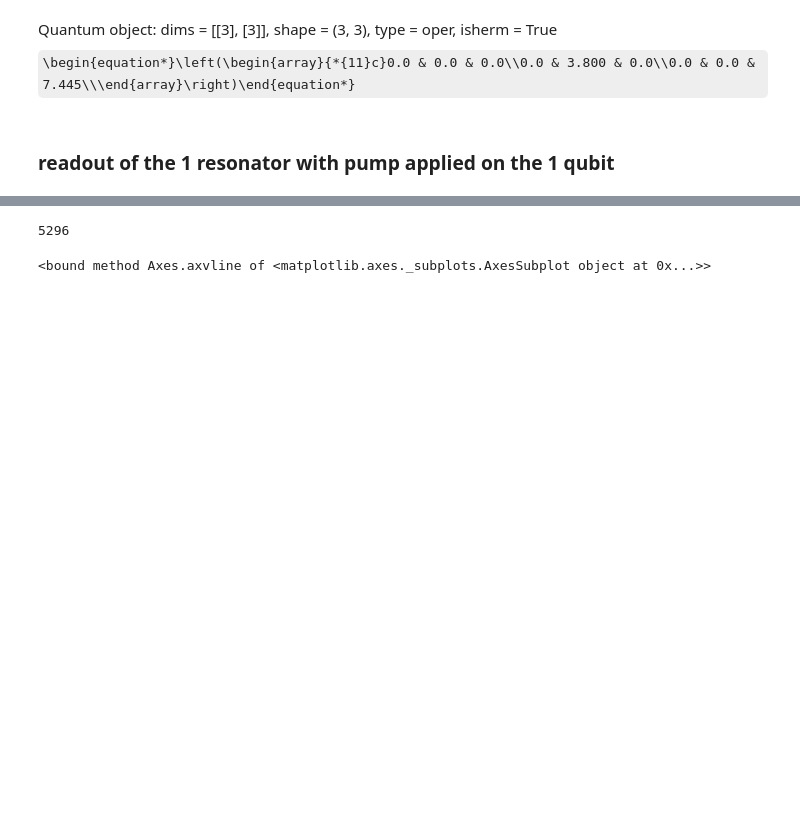
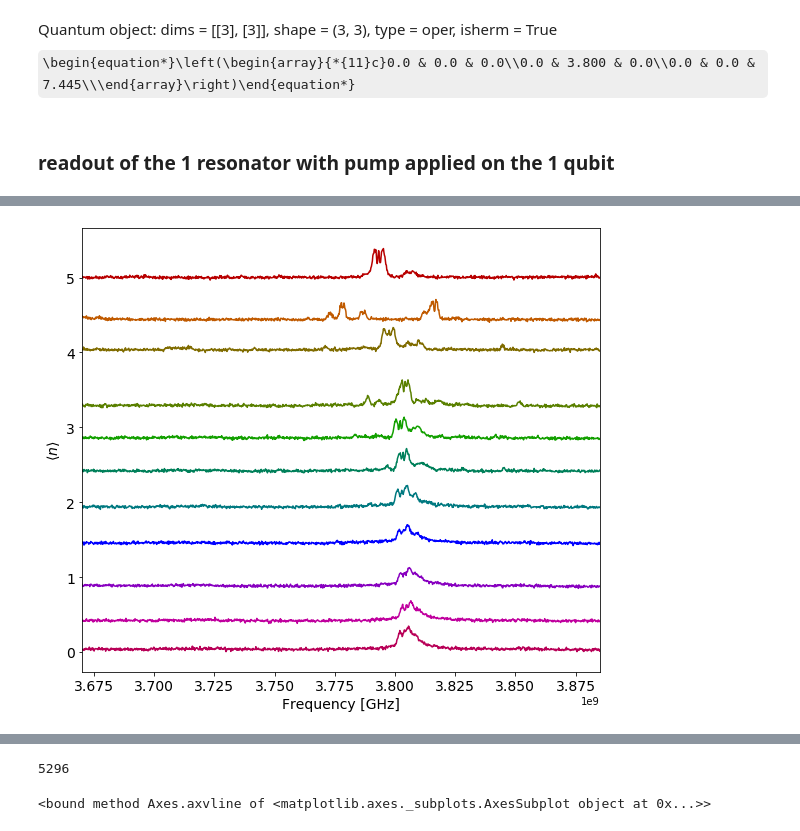
Before and after one commit to ooovector/qsweepy-notebooks, a Jupyter notebook: Fitting 11-qubit bands.ipynb, the cells around one changed output, grey strips where cells are left out. Drawn from its saved outputs; the diff is of its cells as text; code cells hidden in the pictures; some formulas as TeX source; blank space fills up the shorter version.

```diff
--- a/Fitting 11-qubit bands.ipynb
+++ b/Fitting 11-qubit bands.ipynb
@@ -329,0 +539,38 @@ plt.show()
+# %%
+min_num_qubits = 1
+max_num_qubits = 11
+simulation_qubit_num = 11
+cp = exdir_db_inst.select_measurement(measurement_type = 'linear_oscillator_model_parameters')
+
+fig, axes = plt.subplots(1,1, figsize=(8, 7), sharex=True)
+axes.tick_params(axis='both', which='major', labelsize=14)
+axes.set_xlabel('Frequency [GHz]', fontsize=14)
+axes.set_ylabel(r'$\langle n \rangle$', fontsize=14)
+
+for num_qubits in tqdm(range(min_num_qubits, max_num_qubits+1)):
+    coil_voltages = {}
+    for fig_id, power in enumerate(['-10.0']):
+        m=exdir_db_inst.select_measurement(measurement_type='two_tone',
+                                                 metadata={'num_resonant_qubits': num_qubits,
+                                                           'resonator_id':'11',
+                                                           'ex_qubit': '11',
+                                                           'pump_power': power})
+        x, z = meas_to_fn(m)
+
+        ax = axes
+        ax.set_xlim(3.67e9, 3.885e9)
+
+        if fig_id == 0:
+            color = colors_dark[num_qubits-min_num_qubits]
+        else:
+            color = colors_light[num_qubits-min_num_qubits]
+
+        mul = 0.5
+        ax.plot(x/1e9, z+mul*(+max_num_qubits-num_qubits), color=color)#np.mean(z, axis=0))
+
+plt.tight_layout()
+plt.savefig('two_tone_nq_power_11q_readout_1q_signal')
+plt.savefig('two_tone_nq_power_11q_readout_1q_signal.pdf')
+plt.show()
+# %% [output]
+[figure, added]
```
Also changed, not shown: parts of 25 cells of this notebook.
